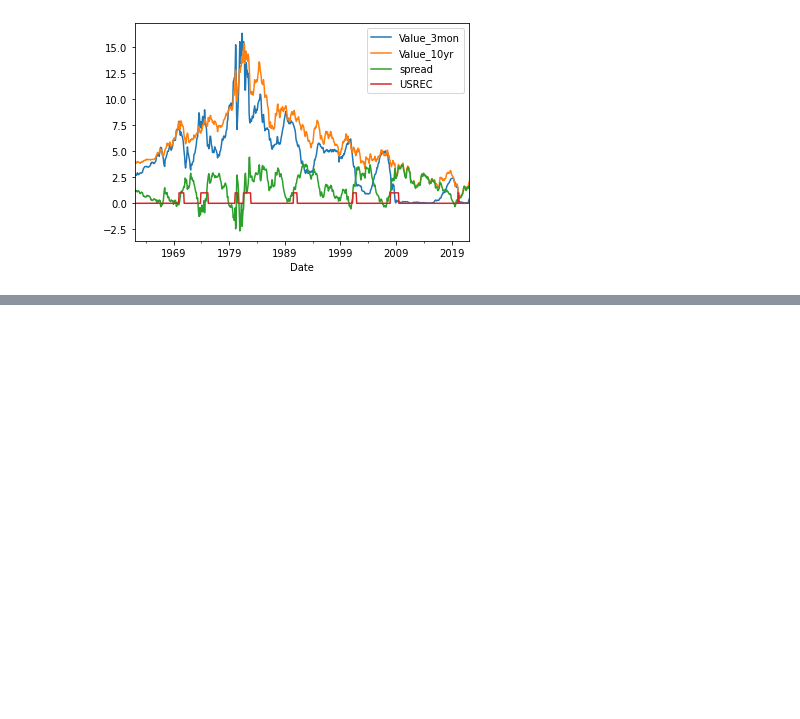
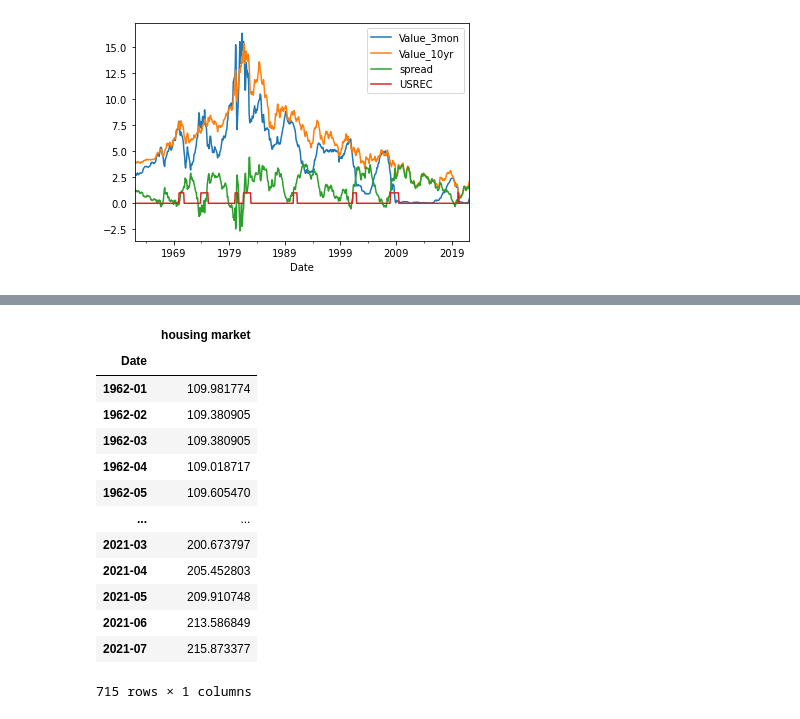
Before and after one commit to DanlBradley/RecessionPredictor, a Jupyter notebook: data_cleaning.ipynb, the cells around one changed output, grey strips where cells are left out. Cells and saved outputs as stored; diff of their text form; code cells hidden in the pictures; blank space fills up the shorter version.

```diff
--- a/data_cleaning.ipynb
+++ b/data_cleaning.ipynb
@@ -102,0 +115,17 @@ recession_vs_yield
+# %%
+housing_market_data
+# %% [output]
+|  | housing market |
+| Date |  |
+| 1962-01 | 109.981774 |
+| 1962-02 | 109.380905 |
+| 1962-03 | 109.380905 |
+| 1962-04 | 109.018717 |
+| 1962-05 | 109.605470 |
+| ... | ... |
+| 2021-03 | 200.673797 |
+| 2021-04 | 205.452803 |
+| 2021-05 | 209.910748 |
+| 2021-06 | 213.586849 |
+| 2021-07 | 215.873377 |
+715 rows × 1 columns
```
Also changed, not shown: parts of 14 cells of this notebook.
